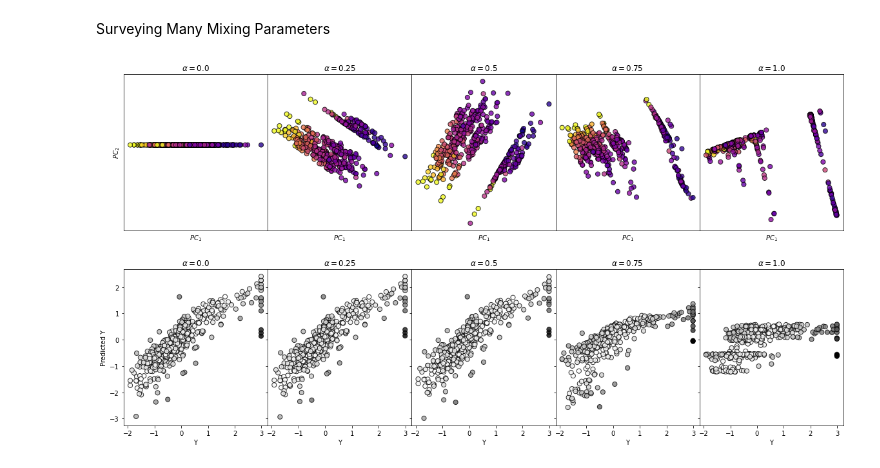
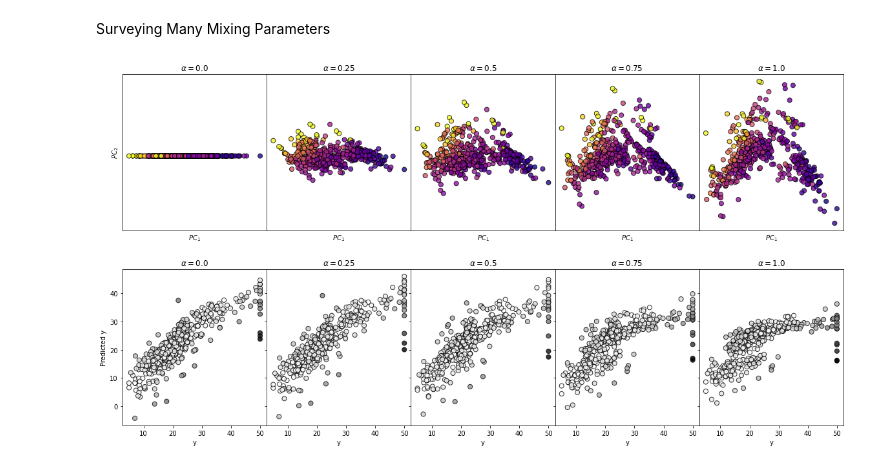
Before and after one commit to scikit-learn-contrib/scikit-matter, a Jupyter notebook: examples/PCovR.ipynb, the cells around one changed output. Saved outputs shown, nothing was run; the diff lists cells and outputs as text; code cells hidden in the pictures.

```diff
--- a/examples/PCovR.ipynb
+++ b/examples/PCovR.ipynb
@@ -11,18 +11,18 @@ from tqdm.notebook import tqdm
 import numpy as np
 
 from skcosmo.decomposition import PCovR
-from skcosmo.preprocessing import StandardFlexibleScaler as sfs
+from sklearn.preprocessing import StandardScaler
 
 cmapX = cm.plasma
-cmapY = cm.Greys
+cmapy = cm.Greys
 # %% [markdown]
 For this, we will use the boston housing data provided by scikit-learn.
 # %%
-X, Y = load_boston(return_X_y=True)
-Y = Y.reshape(X.shape[0], -1)
+X, y = load_boston(return_X_y=True)
+y = y.reshape(X.shape[0], -1)
 
-X_scaler = sfs(with_mean=True, with_std=True, column_wise=False)
-X = X_scaler.fit_transform(X)
+X_scaler = StandardScaler()
+X_scaled = X_scaler.fit_transform(X)
 
-Y_scaler = sfs(with_mean=True, with_std=True, column_wise=True)
-Y = Y_scaler.fit_transform(Y)
+y_scaler = StandardScaler()
+y_scaled = y_scaler.fit_transform(y)
@@ -85,41 +69,41 @@ fig, axes = plt.subplots(2, n_alpha,
 
 for i, mixing in enumerate(np.linspace(0, 1, n_alpha)):
 
 
     pcovr = PCovR(mixing=mixing,
                       alpha=1E-8,
                       n_components=2, )
-    pcovr.fit(X, Y)
-    T = pcovr.transform(X)
-    Yp = pcovr.predict(X)
+    pcovr.fit(X_scaled, y_scaled)
+    T = pcovr.transform(X_scaled)
+    yp = y_scaler.inverse_transform(pcovr.predict(X_scaled))
 
     axes[0, i].scatter(T[:, 0],
                        T[:, 1],
                        s=50,
                        alpha=0.8,
-                       c=Y,
+                       c=y,
                        cmap=cmapX,
                        edgecolor='k'
                       )
     axes[0,i].set_title(r"$\alpha=$" + str(mixing))
     axes[0,i].set_xlabel(r"$PC_1$")
     axes[0,i].set_xticks([])
     axes[0,i].set_yticks([])
 
-    axes[1, i].scatter(Y,
-                       Yp,
+    axes[1, i].scatter(y,
+                       yp,
                        s=50,
                        alpha=0.8,
-                       c=np.abs(Y-Yp),
-                       cmap=cmapY,
+                       c=np.abs(y-yp),
+                       cmap=cmapy,
                        edgecolor='k')
     axes[1,i].set_title(r"$\alpha=$" + str(mixing))
-    axes[1,i].set_xlabel("Y")
+    axes[1,i].set_xlabel("y")
 
 axes[0,0].set_ylabel(r"$PC_2$")
-axes[1,0].set_ylabel("Predicted Y")
+axes[1,0].set_ylabel("Predicted y")
 
 fig.subplots_adjust(wspace=0, hspace=0.25)
 plt.show()
 # %% [output]
-[figure, old version]
+[figure, new version]
```
Also changed, not shown: parts of 10 cells of this notebook, 3 other files.
